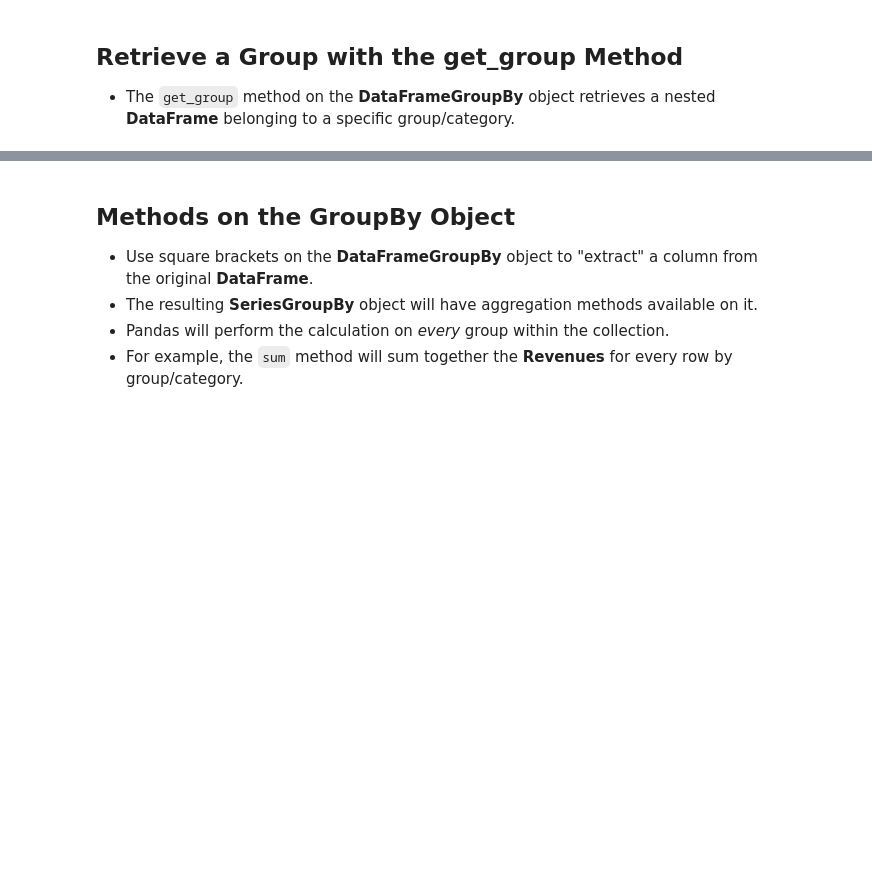
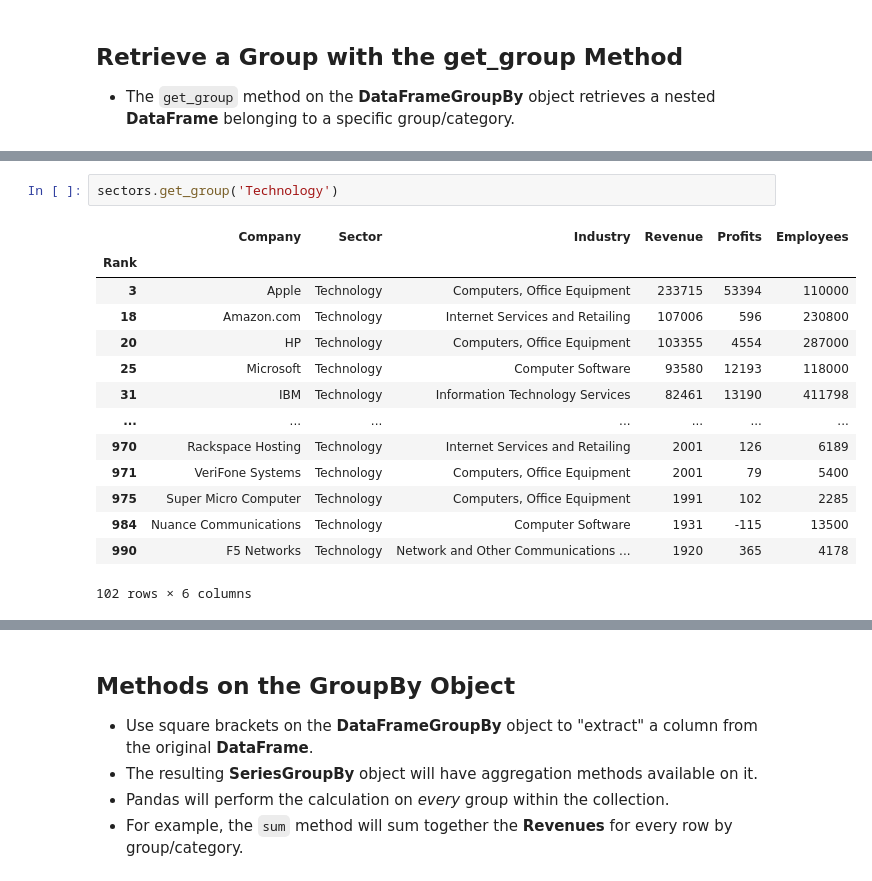
Before and after one commit to Petar-Koprinkov/Pandas, a Jupyter notebook: Incomplete/09 - The GroupBy Object.ipynb, the cells around one changed output, grey strips where cells are left out. Cells and saved outputs as stored; diff of their text form; blank space fills up the shorter version.

```diff
--- a/Incomplete/09 - The GroupBy Object.ipynb
+++ b/Incomplete/09 - The GroupBy Object.ipynb
@@ -99,0 +134,17 @@ sectors
+# %%
+sectors.get_group('Technology')
+# %% [output]
+|  | Company | Sector | Industry | Revenue | Profits | Employees |
+| Rank |  |  |  |  |  |  |
+| 3 | Apple | Technology | Computers, Office Equipment | 233715 | 53394 | 110000 |
+| 18 | Amazon.com | Technology | Internet Services and Retailing | 107006 | 596 | 230800 |
+| 20 | HP | Technology | Computers, Office Equipment | 103355 | 4554 | 287000 |
+| 25 | Microsoft | Technology | Computer Software | 93580 | 12193 | 118000 |
+| 31 | IBM | Technology | Information Technology Services | 82461 | 13190 | 411798 |
+| ... | ... | ... | ... | ... | ... | ... |
+| 970 | Rackspace Hosting | Technology | Internet Services and Retailing | 2001 | 126 | 6189 |
+| 971 | VeriFone Systems | Technology | Computers, Office Equipment | 2001 | 79 | 5400 |
+| 975 | Super Micro Computer | Technology | Computers, Office Equipment | 1991 | 102 | 2285 |
+| 984 | Nuance Communications | Technology | Computer Software | 1931 | -115 | 13500 |
+| 990 | F5 Networks | Technology | Network and Other Communications ... | 1920 | 365 | 4178 |
+102 rows × 6 columns
```
Also changed, not shown: parts of 3 cells of this notebook.
